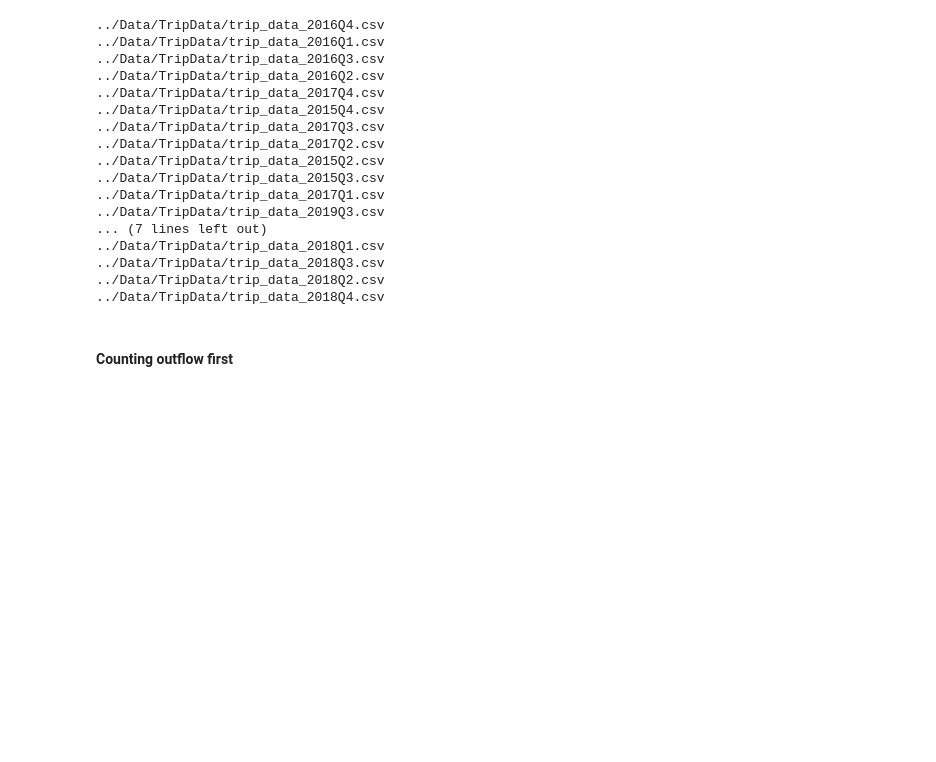
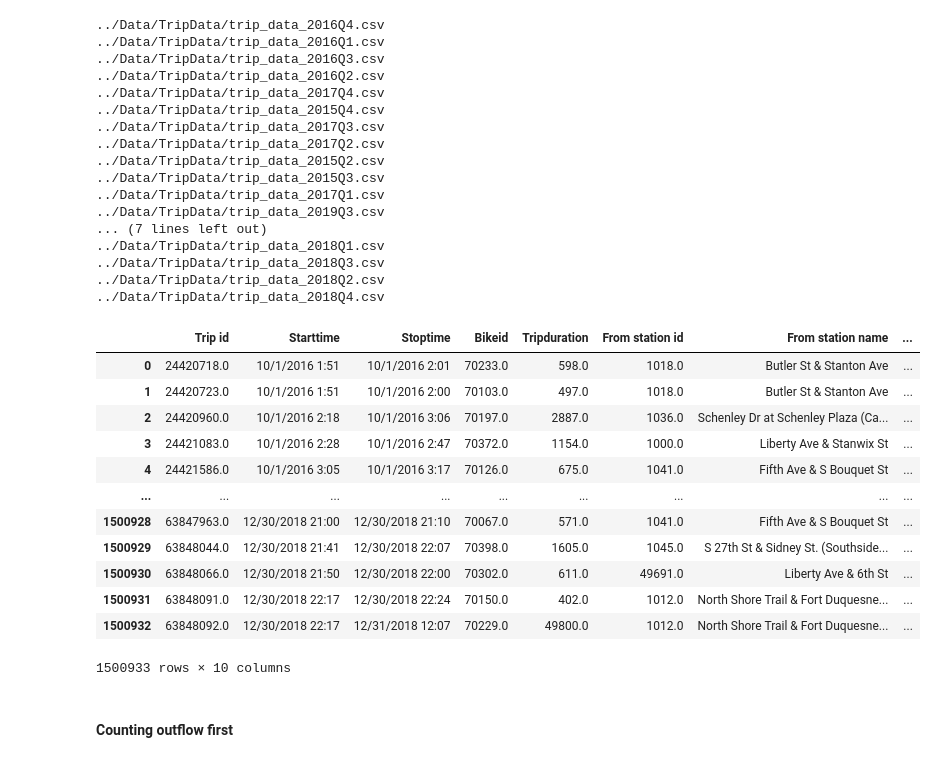
Before and after one commit to katelyn98/HealthyRide-Mapping, a Jupyter notebook: Notebooks/InflowOutflow.ipynb, the cells around one changed output. Drawn from its saved outputs; the diff is of its cells as text; code cells hidden in the pictures; blank space fills up the shorter version.

```diff
--- a/Notebooks/InflowOutflow.ipynb
+++ b/Notebooks/InflowOutflow.ipynb
@@ -53,6 +53,22 @@ final_df = pd.concat(list_df, ignore_index=True)
 ../Data/TripData/trip_data_2018Q3.csv
 ../Data/TripData/trip_data_2018Q2.csv
 ../Data/TripData/trip_data_2018Q4.csv
+# %%
+final_df
+# %% [output]
+|  | Trip id | Starttime | Stoptime | Bikeid | Tripduration | From station id | From station name | ... |
+| 0 | 24420718.0 | 10/1/2016 1:51 | 10/1/2016 2:01 | 70233.0 | 598.0 | 1018.0 | Butler St & Stanton Ave | ... |
+| 1 | 24420723.0 | 10/1/2016 1:51 | 10/1/2016 2:00 | 70103.0 | 497.0 | 1018.0 | Butler St & Stanton Ave | ... |
+| 2 | 24420960.0 | 10/1/2016 2:18 | 10/1/2016 3:06 | 70197.0 | 2887.0 | 1036.0 | Schenley Dr at Schenley Plaza (Ca... | ... |
+| 3 | 24421083.0 | 10/1/2016 2:28 | 10/1/2016 2:47 | 70372.0 | 1154.0 | 1000.0 | Liberty Ave & Stanwix St | ... |
+| 4 | 24421586.0 | 10/1/2016 3:05 | 10/1/2016 3:17 | 70126.0 | 675.0 | 1041.0 | Fifth Ave & S Bouquet St | ... |
+| ... | ... | ... | ... | ... | ... | ... | ... | ... |
+| 1500928 | 63847963.0 | 12/30/2018 21:00 | 12/30/2018 21:10 | 70067.0 | 571.0 | 1041.0 | Fifth Ave & S Bouquet St | ... |
+| 1500929 | 63848044.0 | 12/30/2018 21:41 | 12/30/2018 22:07 | 70398.0 | 1605.0 | 1045.0 | S 27th St & Sidney St. (Southside... | ... |
+| 1500930 | 63848066.0 | 12/30/2018 21:50 | 12/30/2018 22:00 | 70302.0 | 611.0 | 49691.0 | Liberty Ave & 6th St | ... |
+| 1500931 | 63848091.0 | 12/30/2018 22:17 | 12/30/2018 22:24 | 70150.0 | 402.0 | 1012.0 | North Shore Trail & Fort Duquesne... | ... |
+| 1500932 | 63848092.0 | 12/30/2018 22:17 | 12/31/2018 12:07 | 70229.0 | 49800.0 | 1012.0 | North Shore Trail & Fort Duquesne... | ... |
+1500933 rows × 10 columns
 # %% [markdown]
 #### Counting outflow first
 # %%
```
Also changed, not shown: parts of 16 cells of this notebook, 2 other files.
